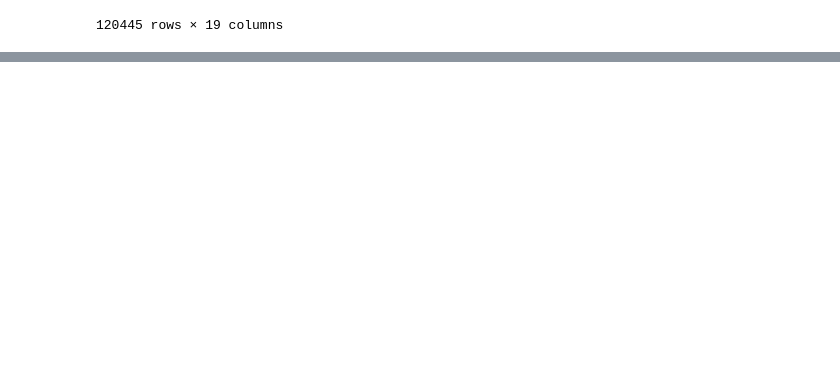
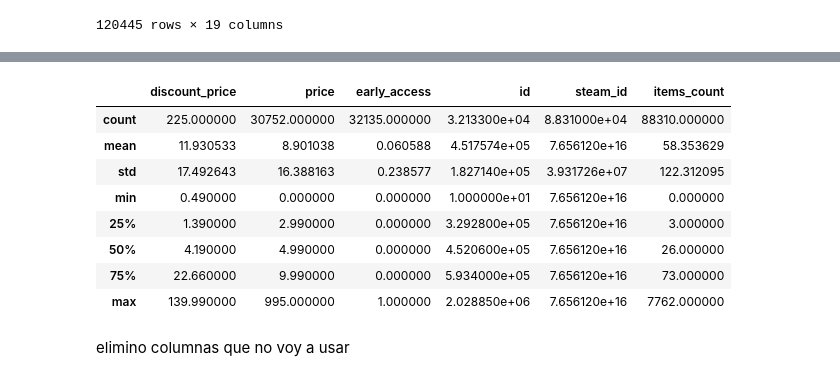
Before and after one commit to gonducca/duccapi1, a Jupyter notebook: ETL.games.ipynb, the cells around one changed output, grey strips where cells are left out. Drawn from its saved outputs; the diff is of its cells as text; code cells hidden in the pictures; blank space fills up the shorter version.

```diff
--- a/ETL.games.ipynb
+++ b/ETL.games.ipynb
@@ -33,3 +53,25 @@ df_steam_games
+# %%
+precio_cero=['Free To Play', 'Free to Play','Free','Free Mod','Free HITMAN™ Holiday Pack','Play the Demo','Free to Use','Free Demo','Play WARMACHINE: Tactics Demo','Play for Free!','Free to Try','Free Movie']
+precio_error=['Install Now','Install Theme','Third-party','Play Now']
+precio_cor = ['Starting at $499.00','Starting at $449.00']
+
+df_steam_games['price'] = df_steam_games['price'].replace(precio_cero, 0)
+df_steam_games['price'] = df_steam_games['price'].replace(precio_error, np.nan)
+df_steam_games['price'] = df_steam_games['price'].replace(precio_cor, 499.00)
+df_steam_games['price'].astype(float)
+df_steam_games.describe()
+# %% [output]
+|  | discount_price | price | early_access | id | steam_id | items_count |
+| count | 225.000000 | 30752.000000 | 32135.000000 | 3.213300e+04 | 8.831000e+04 | 88310.000000 |
+| mean | 11.930533 | 8.901038 | 0.060588 | 4.517574e+05 | 7.656120e+16 | 58.353629 |
+| std | 17.492643 | 16.388163 | 0.238577 | 1.827140e+05 | 3.931726e+07 | 122.312095 |
+| min | 0.490000 | 0.000000 | 0.000000 | 1.000000e+01 | 7.656120e+16 | 0.000000 |
+| 25% | 1.390000 | 2.990000 | 0.000000 | 3.292800e+05 | 7.656120e+16 | 3.000000 |
+| 50% | 4.190000 | 4.990000 | 0.000000 | 4.520600e+05 | 7.656120e+16 | 26.000000 |
+| 75% | 22.660000 | 9.990000 | 0.000000 | 5.934000e+05 | 7.656120e+16 | 73.000000 |
+| max | 139.990000 | 995.000000 | 1.000000 | 2.028850e+06 | 7.656120e+16 | 7762.000000 |
+# %% [markdown]
+elimino columnas que no voy a usar
 # %%
 steam_games = df_steam_games.drop(columns = ['items','user_id','steam_id','items_count'])
 steam_games
```
Also changed, not shown: parts of 9 cells of this notebook.
